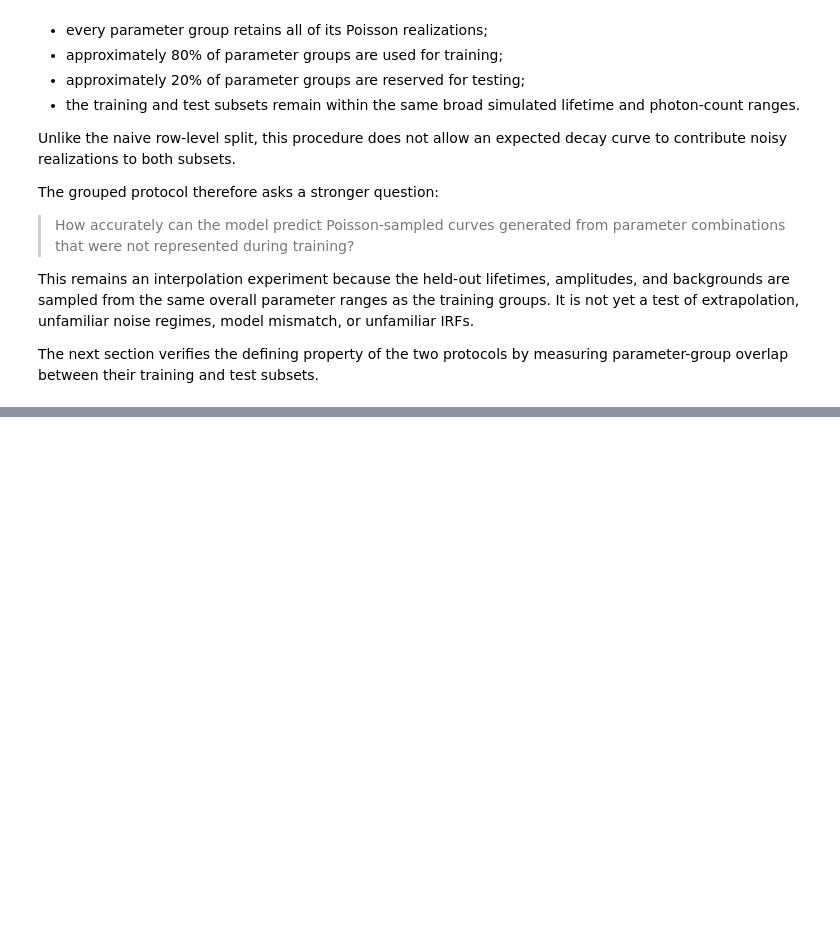
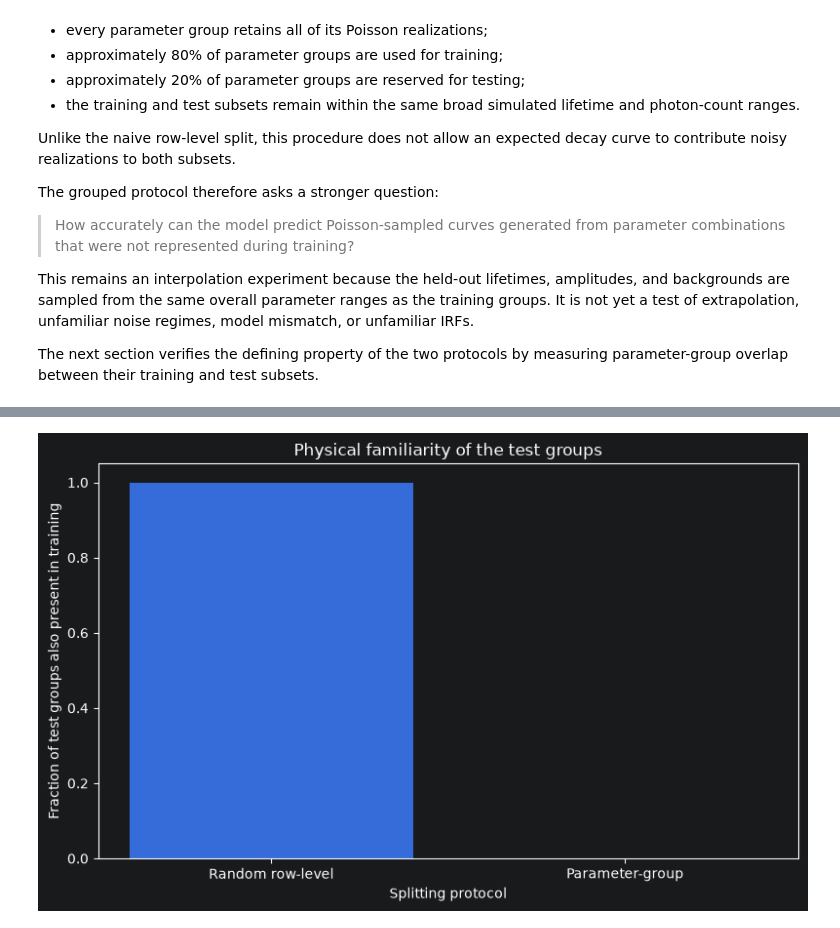
Before and after one commit to moryev/tcspc-lifetime-toolkit, a Jupyter notebook: notebooks/05_data_leakage_and_grouped_evaluation.ipynb, the cells around one changed output, grey strips where cells are left out. Saved outputs shown, nothing was run; the diff lists cells and outputs as text; code cells hidden in the pictures; blank space fills up the shorter version.

```diff
--- a/notebooks/05_data_leakage_and_grouped_evaluation.ipynb
+++ b/notebooks/05_data_leakage_and_grouped_evaluation.ipynb
@@ -1472,0 +1974,22 @@ The next section verifies the defining property of the two protocols by measurin
+# %%
+plt.figure(figsize=(8, 5))
+
+plt.bar(
+    overlap_comparison["protocol"],
+    overlap_comparison[
+        "test_groups_also_in_training_fraction"
+    ],
+)
+
+plt.xlabel("Splitting protocol")
+plt.ylabel(
+    "Fraction of test groups also present in training"
+)
+plt.title(
+    "Physical familiarity of the test groups"
+)
+plt.ylim(0.0, 1.05)
+plt.tight_layout()
+plt.show()
+# %% [output]
+[figure, added]
```
Also changed, not shown: parts of 48 cells of this notebook.
